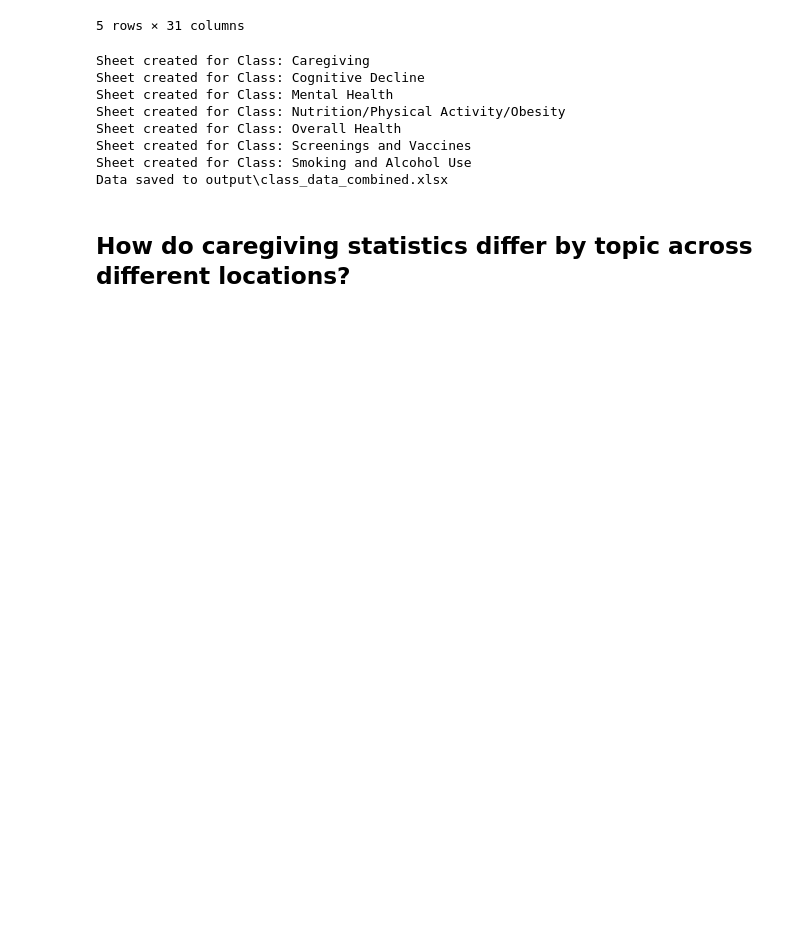
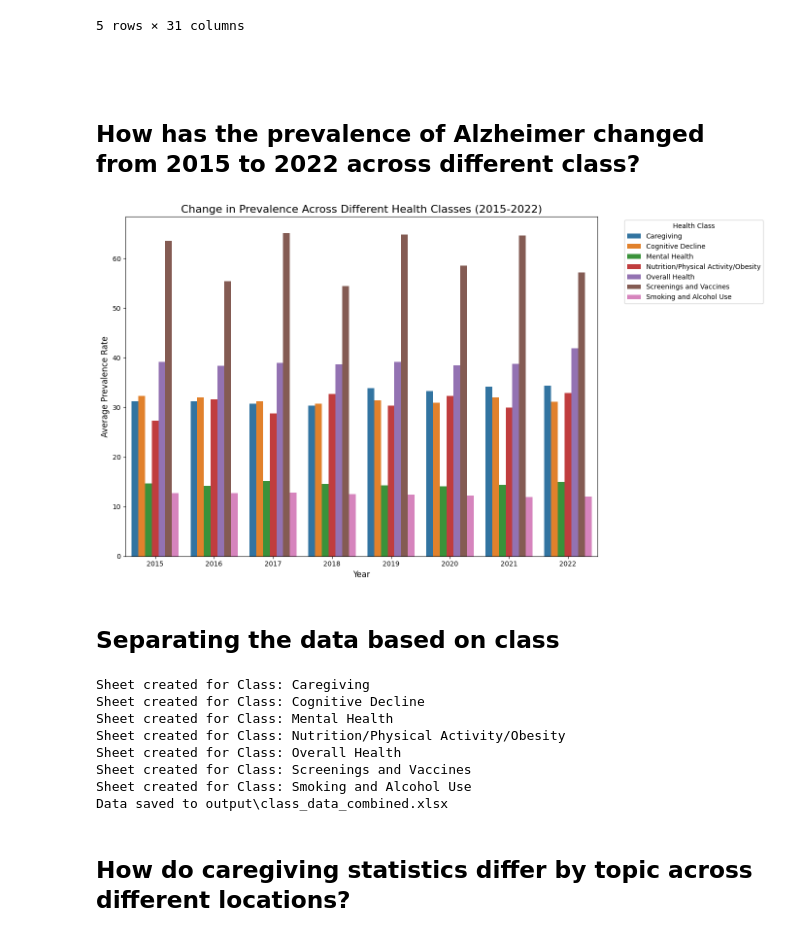
Before and after one commit to stutibimali/Alzeimer_Disease, a Jupyter notebook: alzheimer.ipynb, the cells around one changed output. Drawn from its saved outputs; the diff is of its cells as text; code cells hidden in the pictures; blank space fills up the shorter version.

```diff
--- a/alzheimer.ipynb
+++ b/alzheimer.ipynb
@@ -22,6 +26,25 @@ Files in zip: ['Alzheimer_s_Disease_and_Healthy_Aging_Data_20241126.csv']
 | 3 | BRFSS~2022~2022~24~Q03~TMC01~AGE~... | 2022 | 2022 | MD | Maryland | BRFSS | Mental Health | Frequent mental distress | Percentage of older adults who ar... | ... |
 | 4 | BRFSS~2022~2022~55~Q03~TMC01~AGE~... | 2022 | 2022 | WI | Wisconsin | BRFSS | Mental Health | Frequent mental distress | Percentage of older adults who ar... | ... |
 5 rows × 31 columns
+# %% [markdown]
+##
+# %% [markdown]
+## How has the prevalence of Alzheimer changed from 2015 to 2022 across different class?
+# %%
+df_filtered = df[(df['YearStart'] >= 2015) & (df['YearEnd'] <= 2022)]
+df_grouped_prevalance = df_filtered.groupby(['Class', 'YearStart'])['Data_Value'].mean().reset_index()
+plt.figure(figsize=(14, 8))
+sns.barplot(data=df_grouped_prevalance, x='YearStart', y='Data_Value', hue='Class', errorbar=None)
+plt.title('Change in Prevalence Across Different Health Classes (2015-2022)', fontsize=16)
+plt.xlabel('Year', fontsize=12)
+plt.ylabel('Average Prevalence Rate', fontsize=12)
+plt.legend(title='Health Class', bbox_to_anchor=(1.05, 1), loc='upper left')
+plt.tight_layout()
+plt.show()
+# %% [output]
+[figure, added]
+# %% [markdown]
+## Separating the data based on class
 # %%
 # Grouping based on class and storing in different sheet in an excel
 grouped = df.groupby('Class')
```
Also changed, not shown: parts of 3 cells of this notebook, 1 other file.
